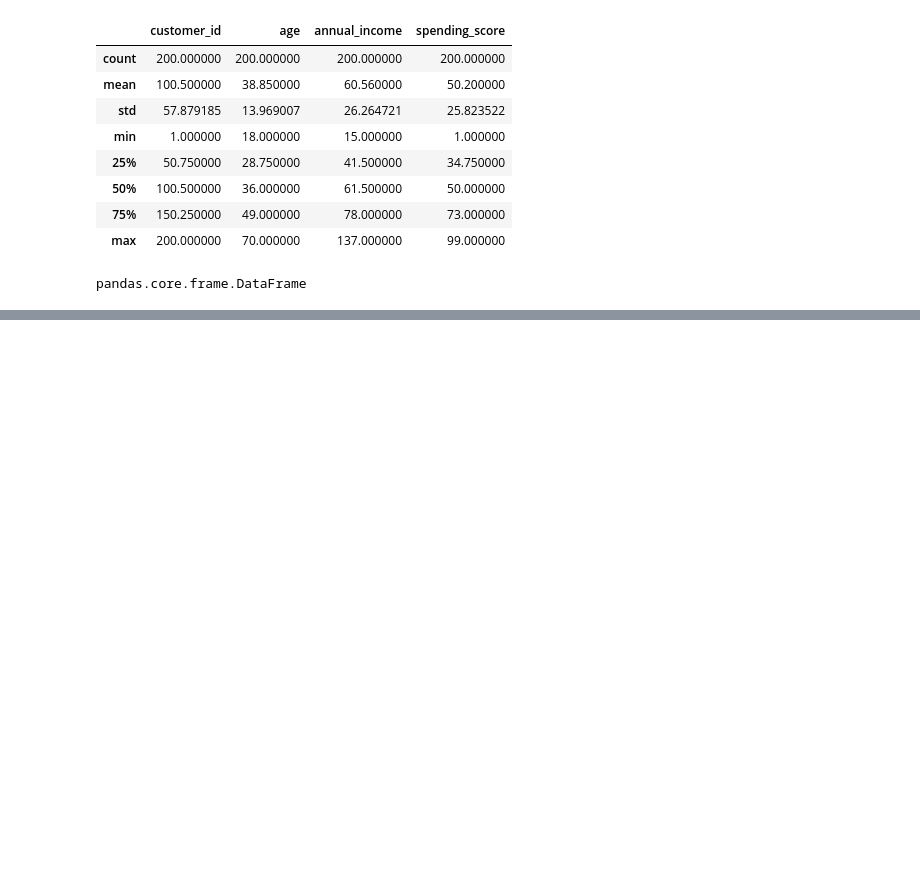
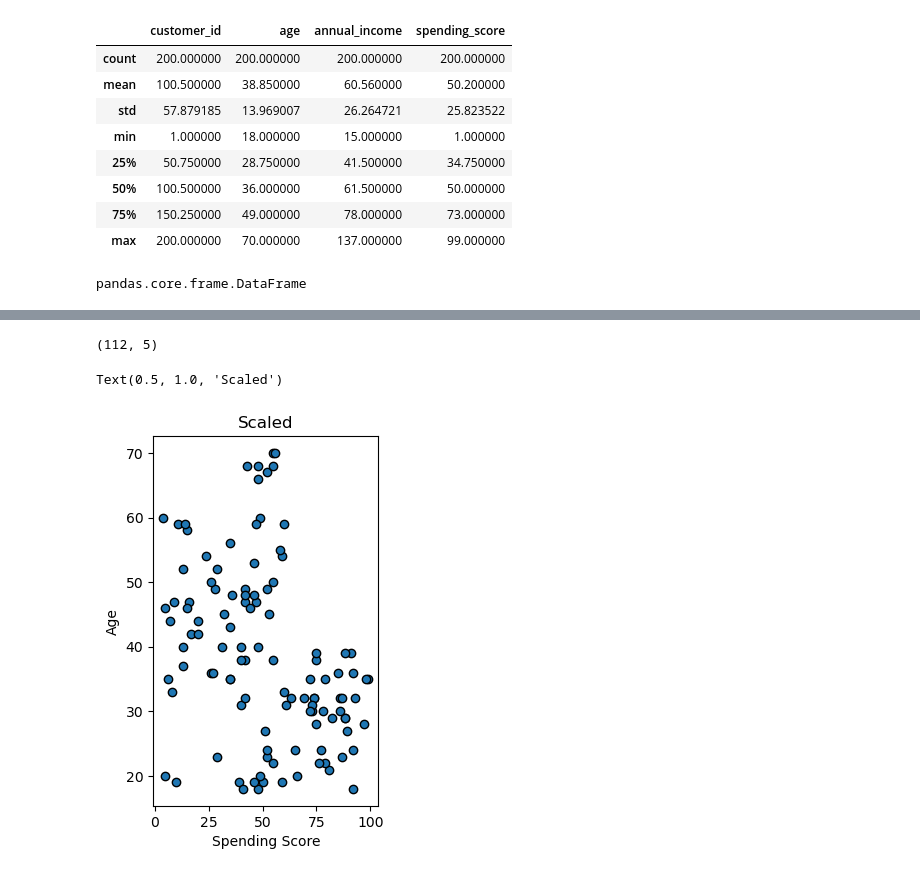
Before and after one commit to emichaudiv/clustering-exercises, a Jupyter notebook: wrangle_mall.ipynb, the cells around one changed output, grey strips where cells are left out. Drawn from its saved outputs; the diff is of its cells as text; code cells hidden in the pictures; blank space fills up the shorter version.

```diff
--- a/wrangle_mall.ipynb
+++ b/wrangle_mall.ipynb
@@ -49,3 +65,8 @@ mall.describe()
 type(mall)
 # %% [output]
 pandas.core.frame.DataFrame
+# %%
+train_val, test = train_test_split(mall, train_size=0.7, random_state=1349)
+train, validate = train_test_split(train_val, train_size=0.8, random_state=1349)
+# %%
+trains = train.dropna()
@@ -51,0 +82,13 @@ pandas.core.frame.DataFrame
+# %%
+trains.shape
+# %% [output]
+(112, 5)
+# %%
+plt.subplot(122)
+plt.scatter(trains.spending_score, trains.age, ec='black')
+plt.xlabel('Spending Score')
+plt.ylabel('Age')
+plt.title('Scaled')
+# %% [output]
+Text(0.5, 1.0, 'Scaled')
+[figure, added]
```
Also changed, not shown: parts of 2 cells of this notebook, 1 other file.
